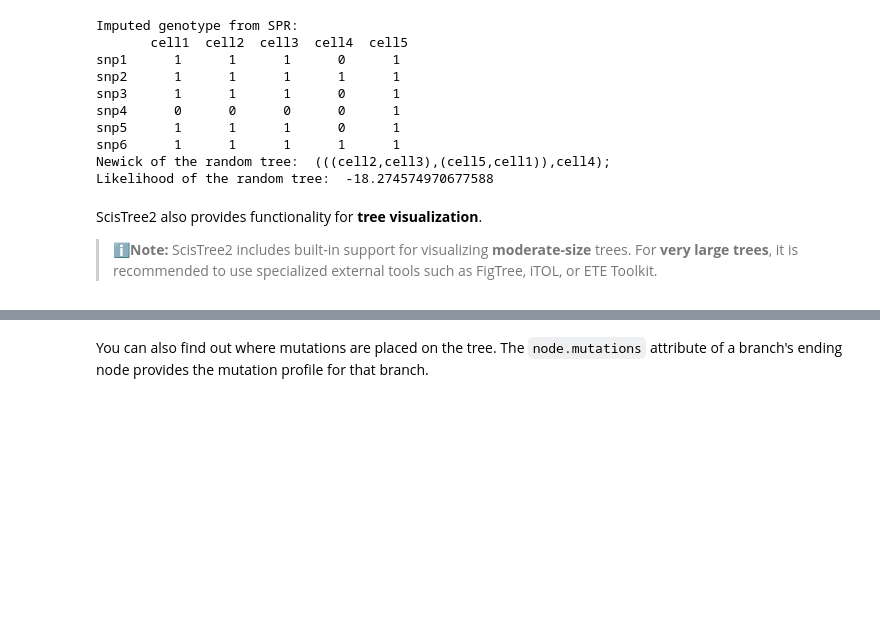
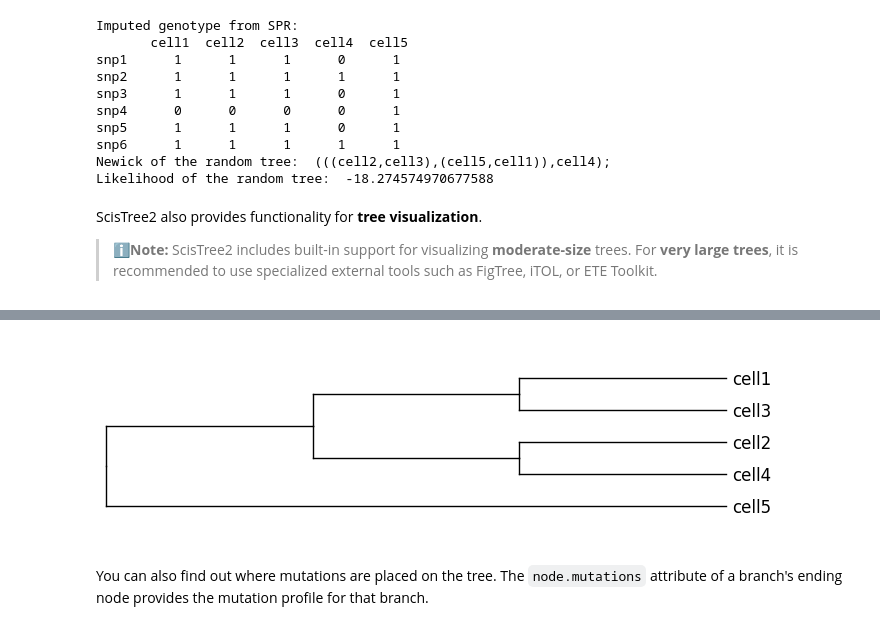
Before and after one commit to yufengwudcs/ScisTree2, a Jupyter notebook: tutorials/ScisTree2_Tutorial.ipynb, the cells around one changed output, grey strips where cells are left out. Saved outputs shown, nothing was run; the diff lists cells and outputs as text; code cells hidden in the pictures; blank space fills up the shorter version.

```diff
--- a/tutorials/ScisTree2_Tutorial.ipynb
+++ b/tutorials/ScisTree2_Tutorial.ipynb
@@ -252,4 +253,10 @@ tree.draw()
                                  └cell1
+# %%
+# one can also plot the tree using `phytreeviz`
+tv = TreeViz(tree.output())
+fig = tv.plotfig()
+# %% [output]
+[figure, added]
 # %% [markdown]
 You can also find out where mutations are placed on the tree. The `node.mutations` attribute of a branch's ending node provides the mutation profile for that branch.
 # %%
```
Also changed, not shown: parts of 7 cells of this notebook, 4 other files.
